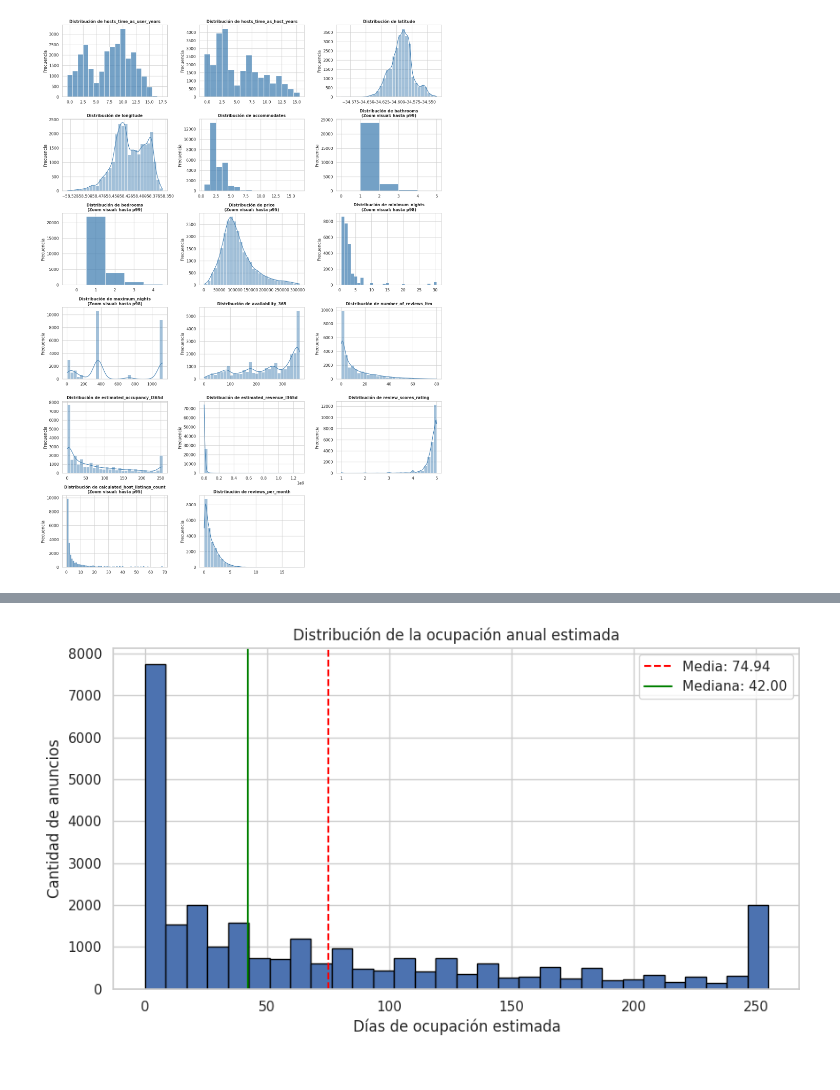
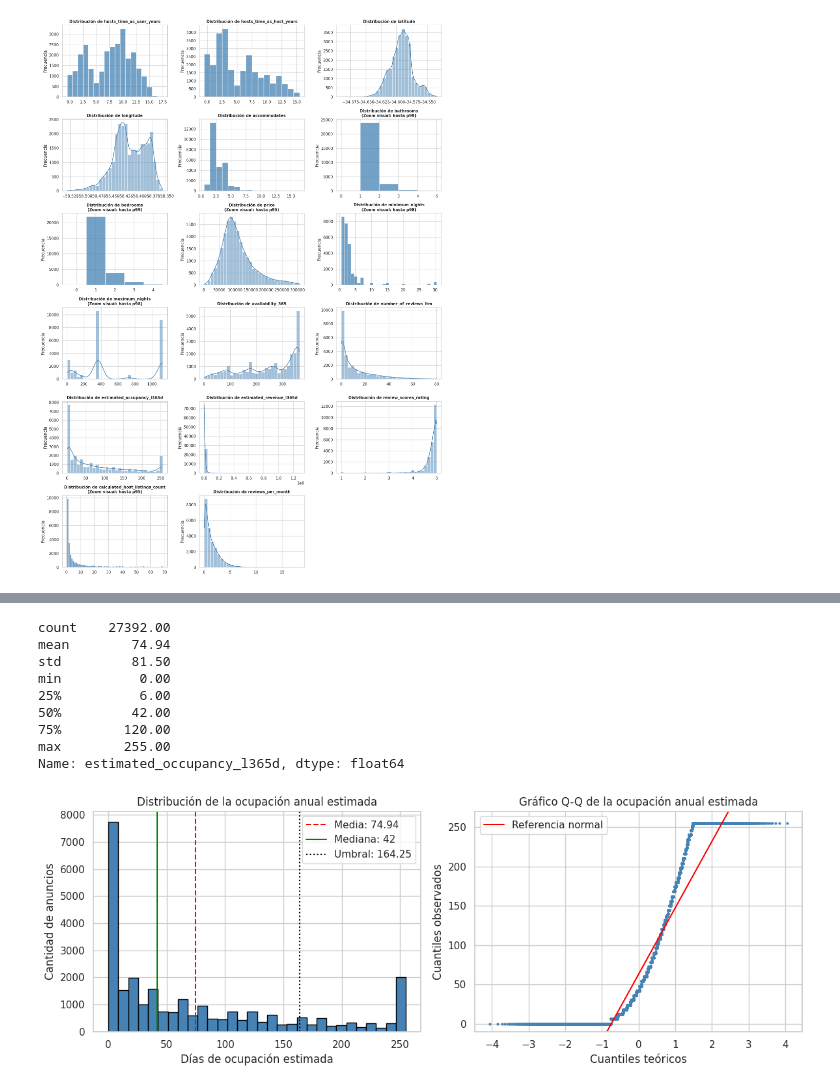
Before and after one commit to Jeronit1/AnalisisDeDatos, a Jupyter notebook: entrega.ipynb, the cells around one changed output, grey strips where cells are left out. Cells and saved outputs as stored; diff of their text form; code cells hidden in the pictures.

```diff
--- a/entrega.ipynb
+++ b/entrega.ipynb
@@ -571,22 +482,51 @@ La mitad de los anuncios tiene una ocupación estimada de 42 días o menos, mien
 # %%
+import numpy as np
 import matplotlib.pyplot as plt
+from scipy import stats
 
-columna_h1 = "estimated_occupancy_l365d"
-x = df_copia[columna_h1].dropna()
+col = "estimated_occupancy_l365d"
+umbral = 0.45 * 365          # 164,25 días
+x = df_copia[col].dropna()
 
-plt.figure(figsize=(10, 5))
+print(x.describe().round(2))
 
-plt.hist(x, bins=30, edgecolor="black")
+fig, ax = plt.subplots(1, 2, figsize=(12, 4.5))
 
-plt.axvline(x.mean(), color="red", linestyle="--", label=f"Media: {x.mean():.2f}")
+# Histograma
+ax[0].hist(x, bins=30, edgecolor="black", color="steelblue")
+ax[0].axvline(x.mean(), color="red", linestyle="--", label=f"Media: {x.mean():.2f}")
+ax[0].axvline(x.median(), color="green", label=f"Mediana: {x.median():.0f}")
+ax[0].axvline(umbral, color="black", linestyle=":", label=f"Umbral: {umbral:.2f}")
+ax[0].set_xlabel("Días de ocupación estimada")
+ax[0].set_ylabel("Cantidad de anuncios")
+ax[0].set_title("Distribución de la ocupación anual estimada")
+ax[0].legend()
 
-plt.axvline(x.median(), color="green", linestyle="-", label=f"Mediana: {x.median():.2f}")
+# QQ plot con recta de referencia por los cuartiles
+(teoricos, ordenados), _ = stats.probplot(x, dist="norm")
+z1, z3 = stats.norm.ppf([0.25, 0.75])
+q1, q3 = np.percentile(x, [25, 75])
+pend = (q3 - q1) / (z3 - z1)
+orig = q1 - pend * z1
+ax[1].scatter(teoricos, ordenados, s=4, color="steelblue")
+ax[1].plot(teoricos, orig + pend * teoricos, color="red", label="Referencia normal")
+ax[1].set_ylim(-10, 270)
+ax[1].set_xlabel("Cuantiles teóricos")
+ax[1].set_ylabel("Cuantiles observados")
+ax[1].set_title("Gráfico Q-Q de la ocupación anual estimada")
+ax[1].legend(loc="upper left")
 
-plt.xlabel("Días de ocupación estimada")
-plt.ylabel("Cantidad de anuncios")
-plt.title("Distribución de la ocupación anual estimada")
-plt.legend()
+plt.tight_layout()
 plt.show()
 # %% [output]
+count    27392.00
+mean        74.94
+std         81.50
+min          0.00
+25%          6.00
+50%         42.00
+75%        120.00
+max        255.00
+Name: estimated_occupancy_l365d, dtype: float64
-[figure, old version]
+[figure, new version]
 # %% [markdown]
```
Also changed, not shown: parts of 19 cells of this notebook.
